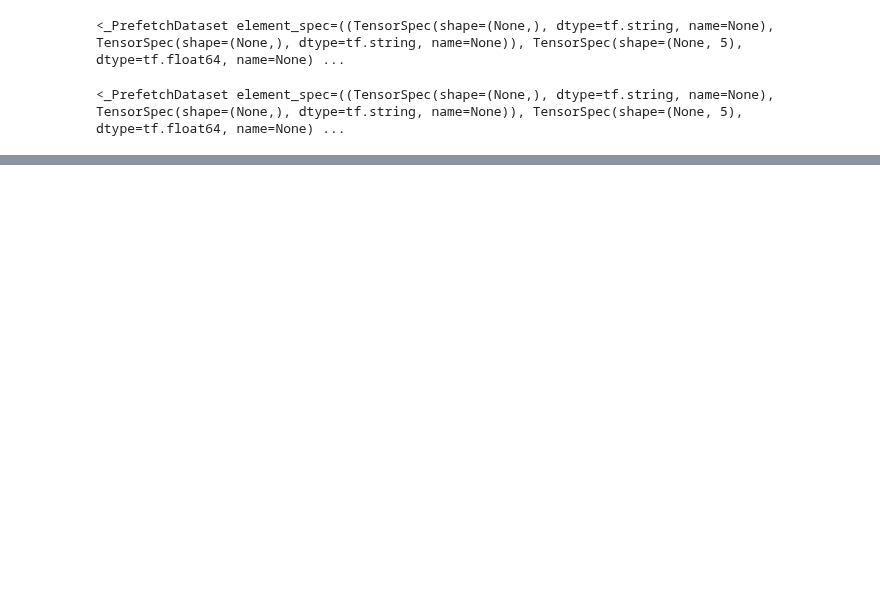
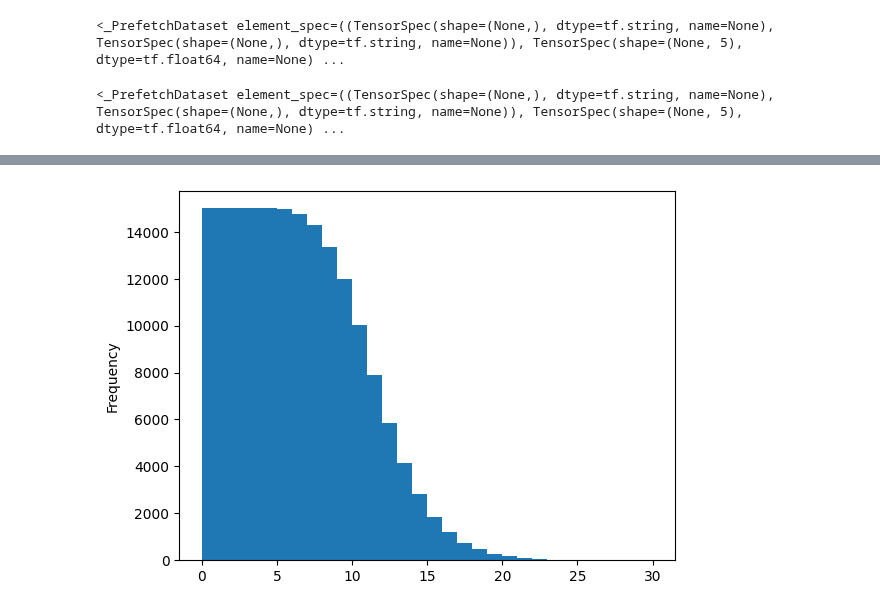
Before and after one commit to SedatParlak/tensorflow, a Jupyter notebook: 09_SkimLit_NLP_Milestone_Project.ipynb, the cells around one changed output, grey strips where cells are left out. Drawn from its saved outputs; the diff is of its cells as text; code cells hidden in the pictures; blank space fills up the shorter version.

```diff
--- a/09_SkimLit_NLP_Milestone_Project.ipynb
+++ b/09_SkimLit_NLP_Milestone_Project.ipynb
@@ -1140,0 +1178,5 @@ model_4_results
+# %%
+# Check the distribution of line number
+train_df['line_number'].plot.hist(bins=30);
+# %% [output]
+[figure, added]
```
Also changed, not shown: parts of 63 cells of this notebook.
